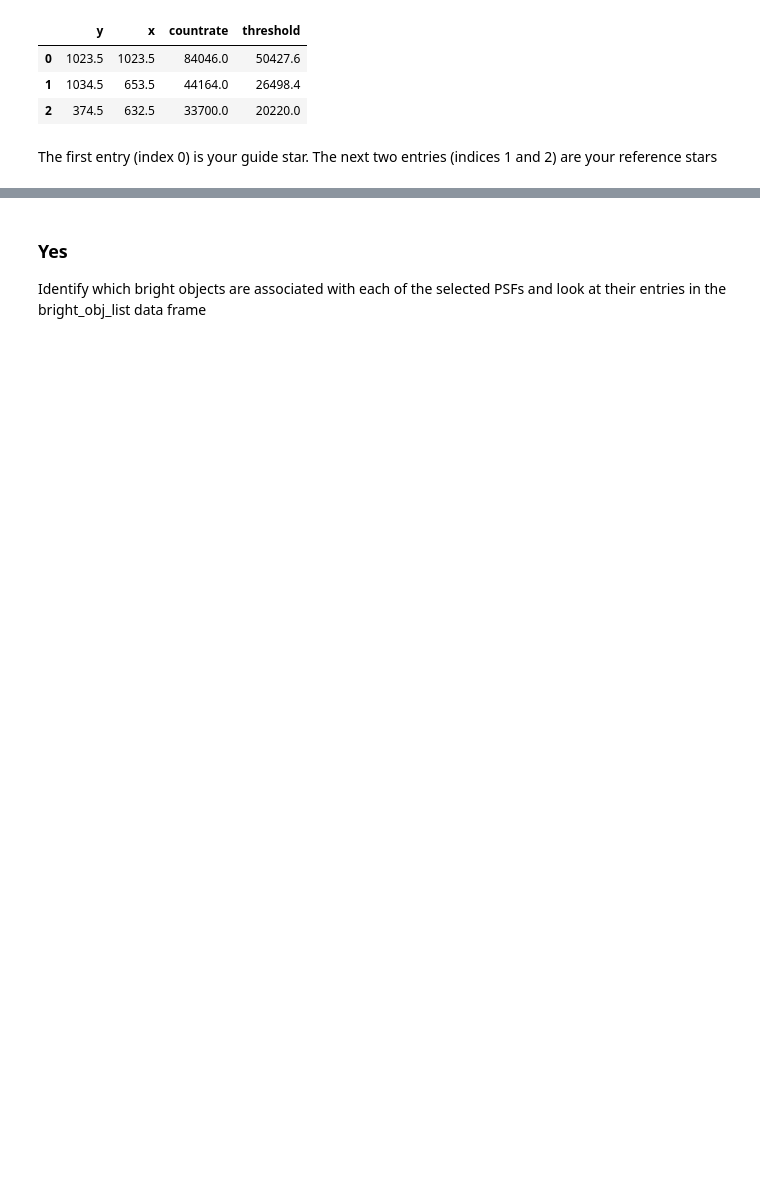
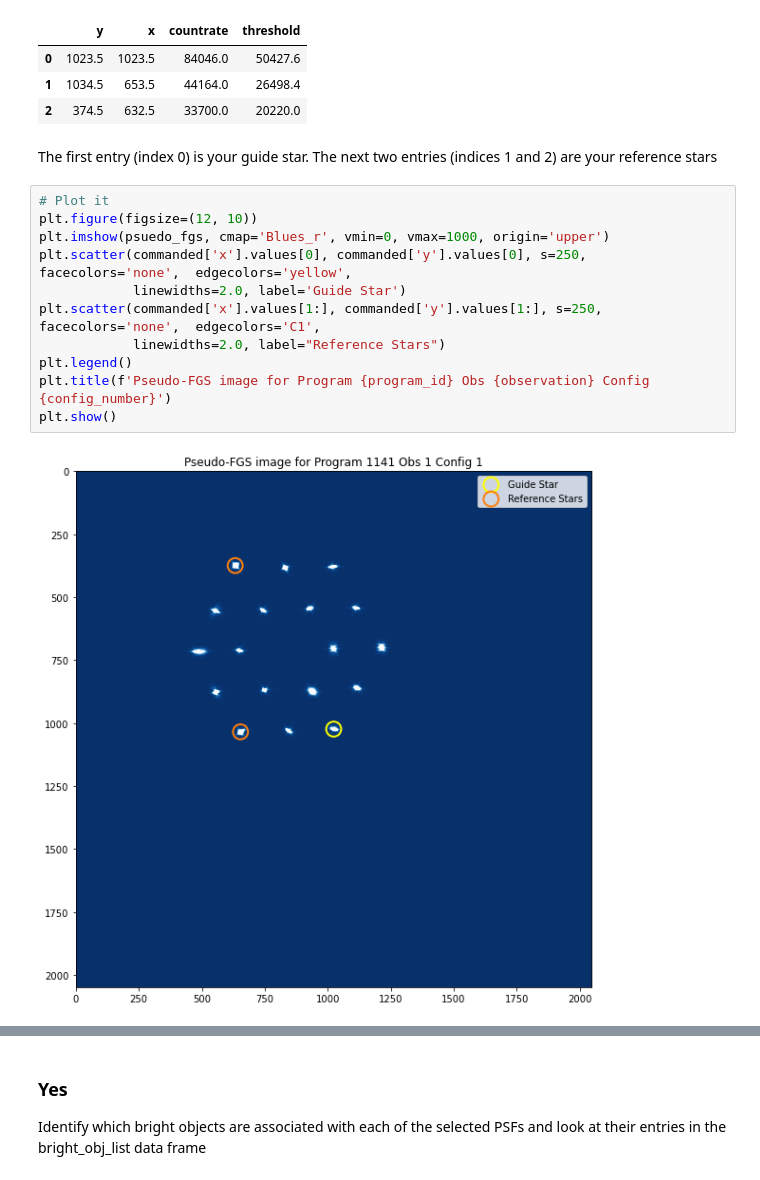
Before and after one commit to spacetelescope/jwst_magic, a Jupyter notebook: notebooks/Commissioning_Support/Global Alignment Observation 1 Guiding Failure Analysis Plan.ipynb, the cells around one changed output, grey strips where cells are left out. Cells and saved outputs as stored; diff of their text form; blank space fills up the shorter version.

```diff
--- a/notebooks/Commissioning_Support/Global Alignment Observation 1 Guiding Failure Analysis Plan.ipynb
+++ b/notebooks/Commissioning_Support/Global Alignment Observation 1 Guiding Failure Analysis Plan.ipynb
@@ -334,3 +321,16 @@ commanded
 | 2 | 374.5 | 632.5 | 33700.0 | 20220.0 |
 # %% [markdown]
 The first entry (index 0) is your guide star. The next two entries (indices 1 and 2) are your reference stars
+# %%
+# Plot it
+plt.figure(figsize=(12, 10))
+plt.imshow(psuedo_fgs, cmap='Blues_r', vmin=0, vmax=1000, origin='upper')
+plt.scatter(commanded['x'].values[0], commanded['y'].values[0], s=250, facecolors='none',  edgecolors='yellow',
+            linewidths=2.0, label='Guide Star')
+plt.scatter(commanded['x'].values[1:], commanded['y'].values[1:], s=250, facecolors='none',  edgecolors='C1',
+            linewidths=2.0, label="Reference Stars")
+plt.legend()
+plt.title(f'Pseudo-FGS image for Program {program_id} Obs {observation} Config {config_number}')
+plt.show()
+# %% [output]
+[figure, added]
```
Also changed, not shown: parts of 61 cells of this notebook, 1 other file.
